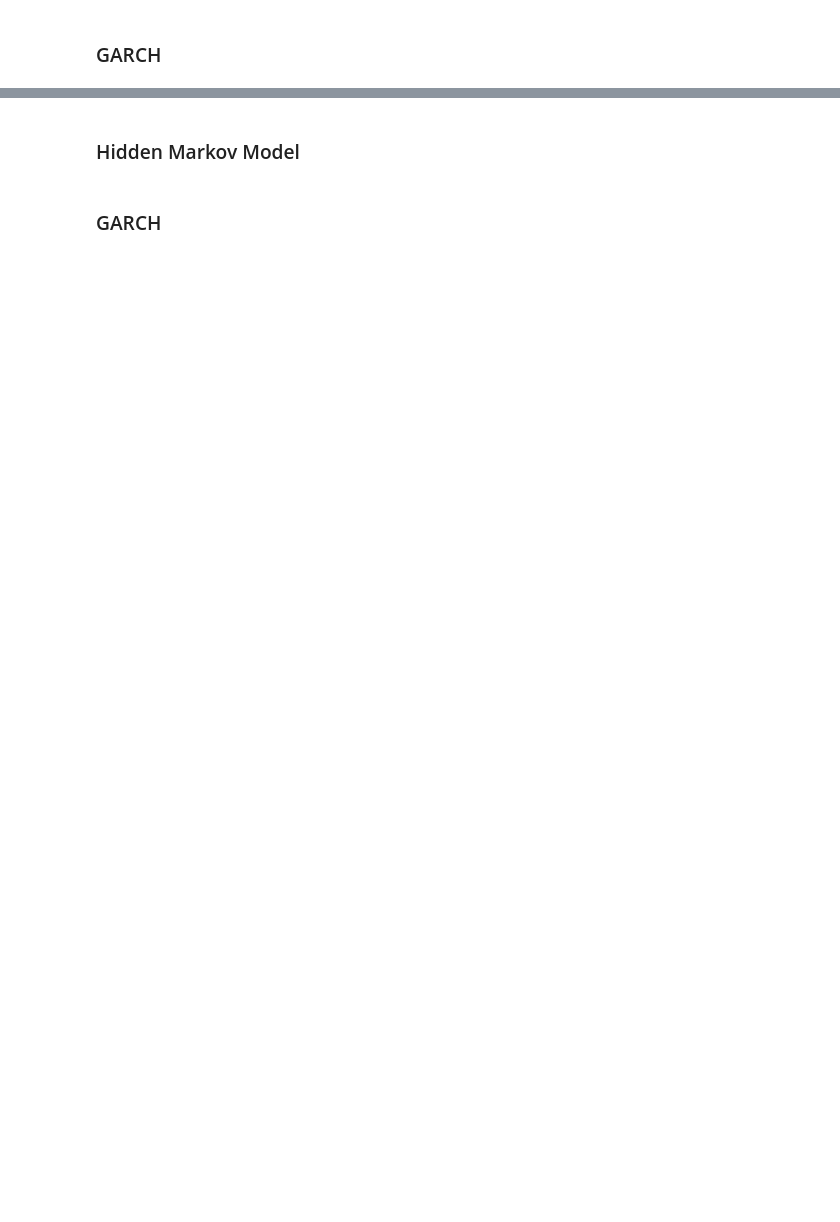
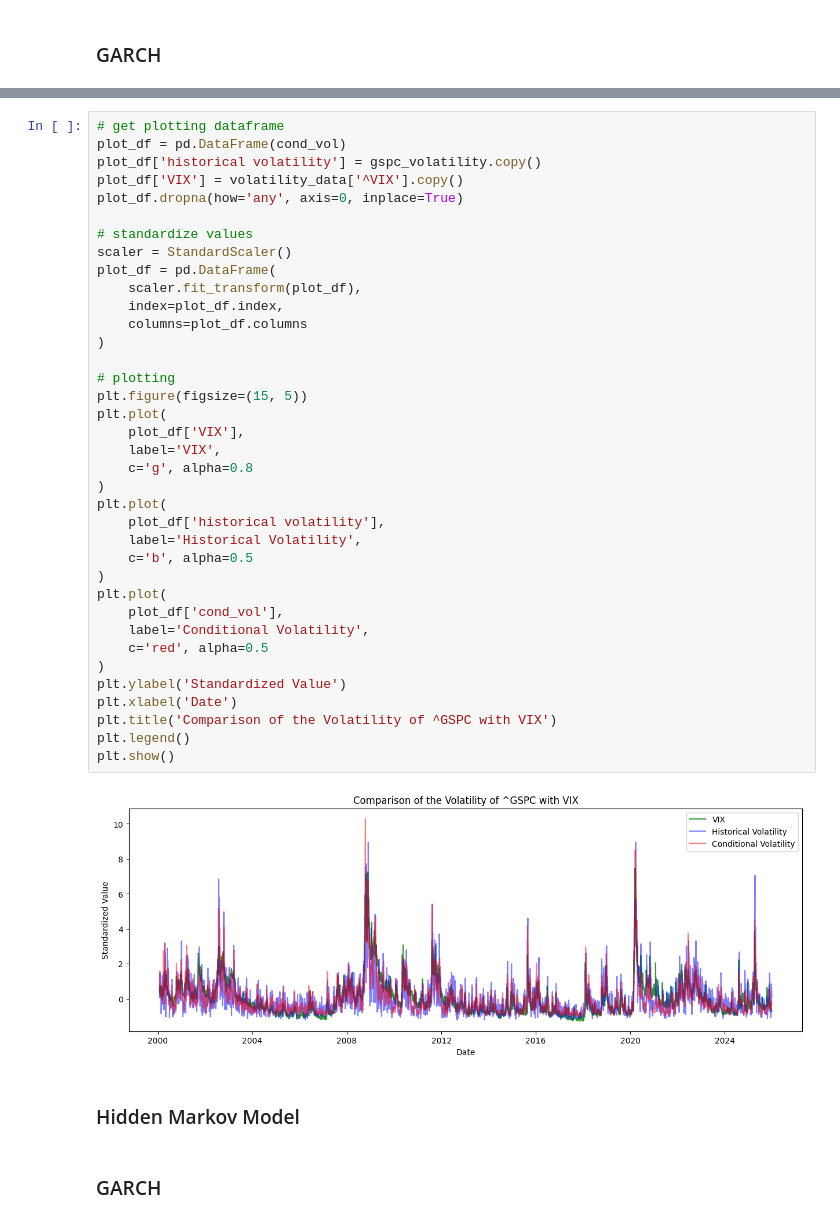
Before and after one commit to donnafaithhh/LP-Norms-and-Volatility, a Jupyter notebook: 02 VIX experiments.ipynb, the cells around one changed output, grey strips where cells are left out. Saved outputs shown, nothing was run; the diff lists cells and outputs as text; blank space fills up the shorter version.

```diff
--- a/02 VIX experiments.ipynb
+++ b/02 VIX experiments.ipynb
@@ -112,3 +244,42 @@ with open(filepath, 'rb') as f:
+# %%
+# get plotting dataframe
+plot_df = pd.DataFrame(cond_vol)
+plot_df['historical volatility'] = gspc_volatility.copy()
+plot_df['VIX'] = volatility_data['^VIX'].copy()
+plot_df.dropna(how='any', axis=0, inplace=True)
+
+# standardize values
+scaler = StandardScaler()
+plot_df = pd.DataFrame(
+    scaler.fit_transform(plot_df),
+    index=plot_df.index,
+    columns=plot_df.columns
+)
+
+# plotting
+plt.figure(figsize=(15, 5))
+plt.plot(
+    plot_df['VIX'],
+    label='VIX',
+    c='g', alpha=0.8
+)
+plt.plot(
+    plot_df['historical volatility'],
+    label='Historical Volatility',
+    c='b', alpha=0.5
+)
+plt.plot(
+    plot_df['cond_vol'],
+    label='Conditional Volatility',
+    c='red', alpha=0.5
+)
+plt.ylabel('Standardized Value')
+plt.xlabel('Date')
+plt.title('Comparison of the Volatility of ^GSPC with VIX')
+plt.legend()
+plt.show()
+# %% [output]
+[figure, added]
 # %% [markdown]
 ### Hidden Markov Model
 # %% [markdown]
```
Also changed, not shown: parts of 7 cells of this notebook.
